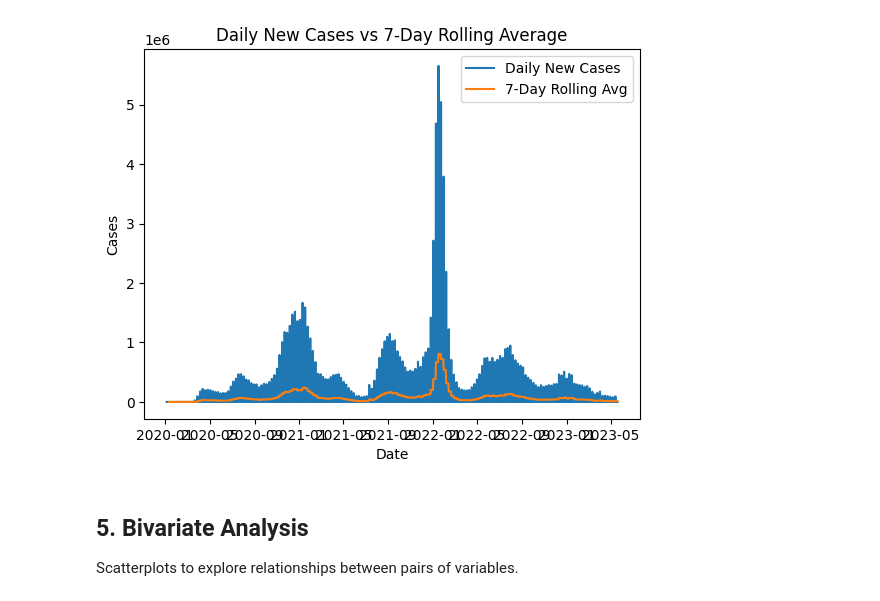
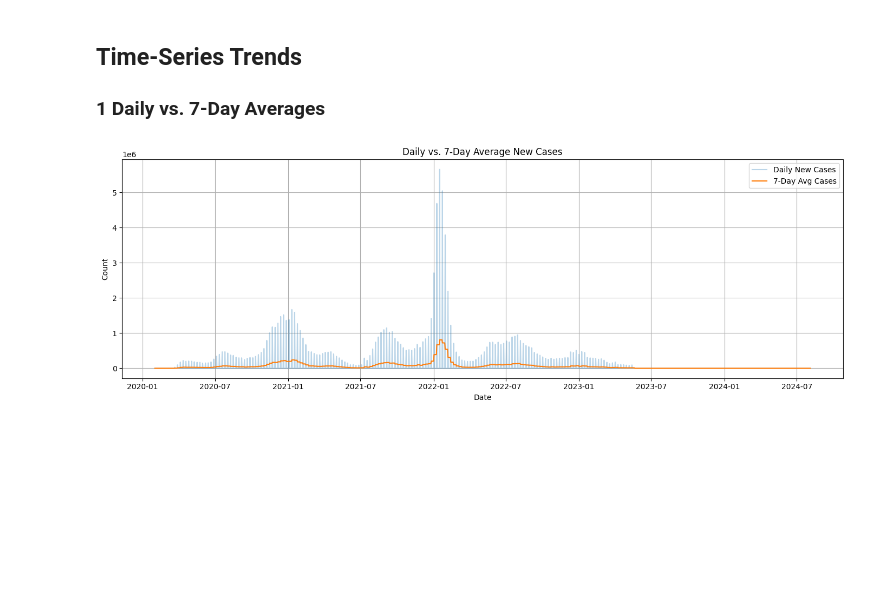
Before and after one commit to marshallhm1/DataScienceProject, a Jupyter notebook: notebooks/4_visualization.ipynb, the cells around one changed output. Cells and saved outputs as stored; diff of their text form; code cells hidden in the pictures; blank space fills up the shorter version.

```diff
--- a/notebooks/4_visualization.ipynb
+++ b/notebooks/4_visualization.ipynb
@@ -86,0 +11,17 @@ Plot daily new cases and 7-day rolling average.
+# %%
+import pandas as pd
+import numpy as np
+import matplotlib.pyplot as plt
+import seaborn as sns
+from sklearn.metrics import (
+    roc_curve, auc,
+    ConfusionMatrixDisplay
+)
+import joblib  # for loading trained models
+%matplotlib inline
+
+# Load engineered dataset (features + composite_index + risk_label)
+df = pd.read_csv('../data/us_covid_features_and_labels_cleaned.csv', parse_dates=['date'])
+print("Data shape:", df.shape)
+display(df.head())
+df.info()
@@ -86,0 +56,7 @@ Plot daily new cases and 7-day rolling average.
+# %%
+# Drop rows with missing engineered features or labels
+df = df.dropna(subset=[
+    'new_cases','roll_cases','composite_index','risk_label'
+])
+# Ensure risk_label is categorical
+df['risk_label'] = df['risk_label'].astype('category')
@@ -87,14 +99,13 @@ Plot daily new cases and 7-day rolling average.
+# %% [markdown]
+## Time-Series Trends
+### 1 Daily vs. 7-Day Averages
 # %%
-plt.figure()
-plt.plot(df['date'], df['new_cases'], label='Daily New Cases')
-plt.plot(df['date'], df['7_day_avg_cases'], label='7-Day Rolling Avg')
-plt.title('Daily New Cases vs 7-Day Rolling Average')
-plt.xlabel('Date')
-plt.ylabel('Cases')
-plt.legend()
+plt.figure(figsize=(14,5))
+plt.plot(df['date'], df['new_cases'], alpha=0.3, label='Daily New Cases')
+plt.plot(df['date'], df['roll_cases'],   label='7-Day Avg Cases')
+plt.title('Daily vs. 7-Day Average New Cases')
+plt.xlabel('Date'); plt.ylabel('Count')
+plt.legend(); plt.grid(True); plt.tight_layout()
 plt.show()
 # %% [output]
-[figure, old version]
+[figure, new version]
-# %% [markdown]
-## 5. Bivariate Analysis
-Scatterplots to explore relationships between pairs of variables.
```
Also changed, not shown: parts of 29 cells of this notebook, 3 other files.
